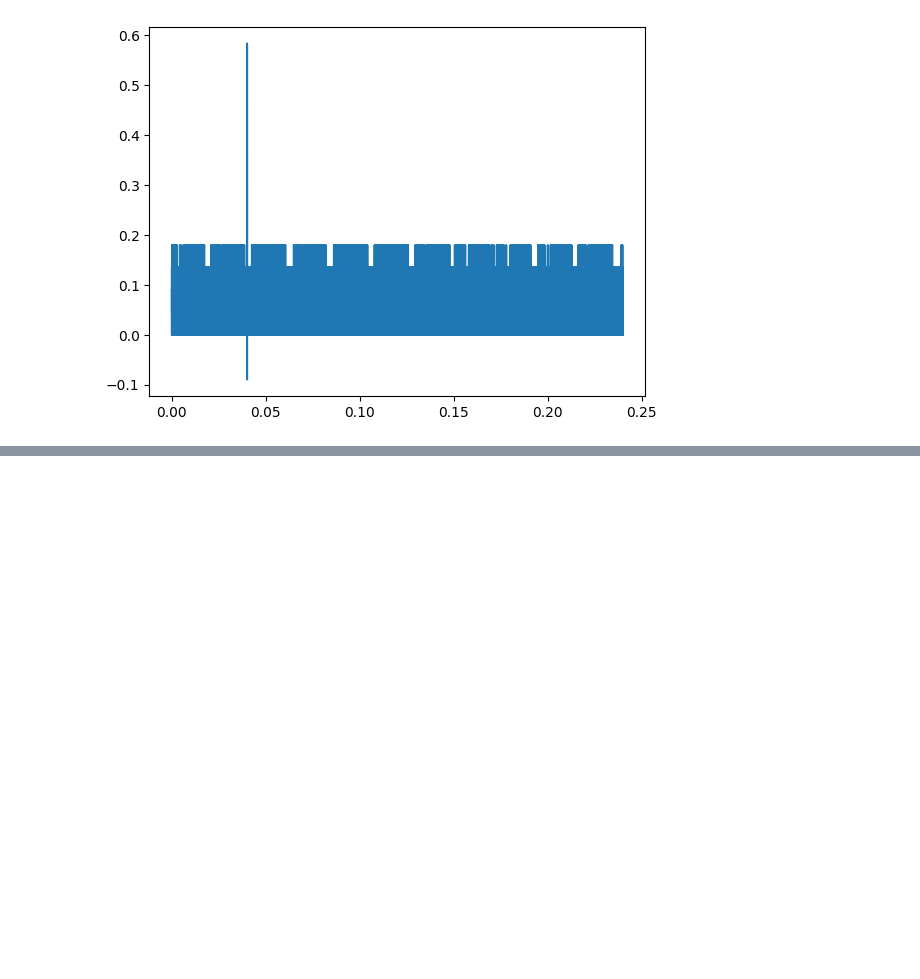
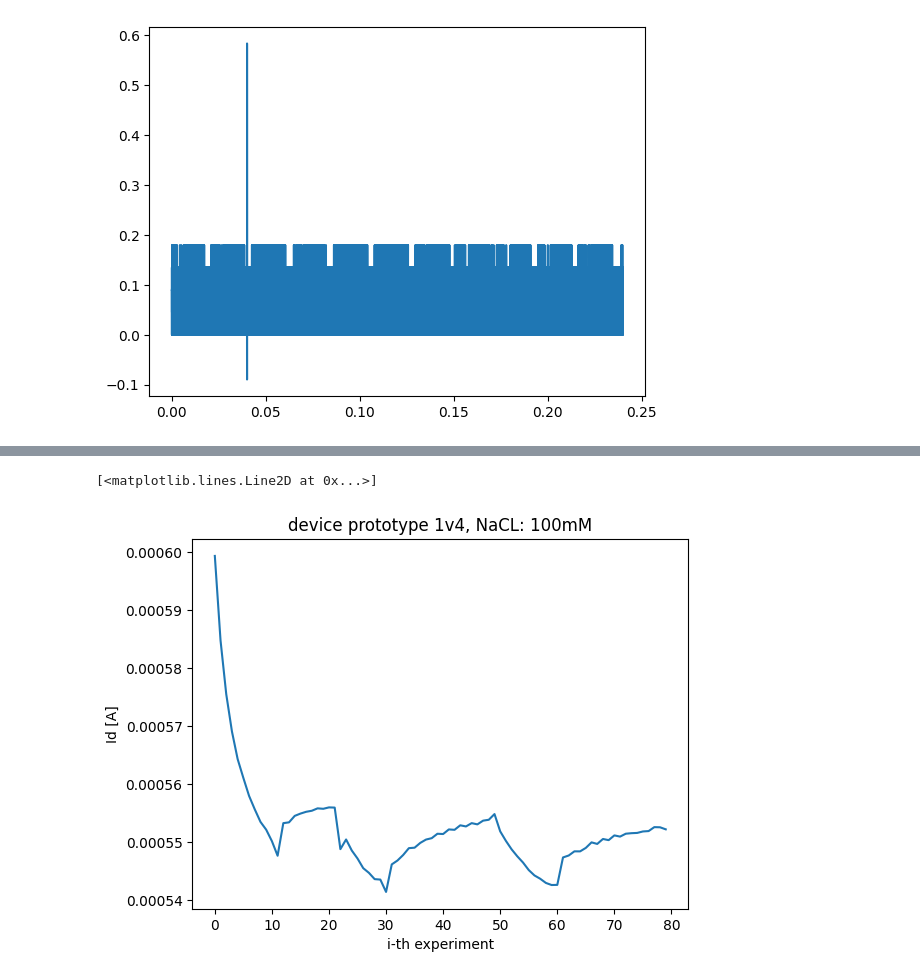
Before and after one commit to LaN-Tran/Code_for_experiments_at_Tue, a Jupyter notebook: codes/plot_exp_data.ipynb, the cells around one changed output, grey strips where cells are left out. Saved outputs shown, nothing was run; the diff lists cells and outputs as text; code cells hidden in the pictures; blank space fills up the shorter version.

```diff
--- a/codes/plot_exp_data.ipynb
+++ b/codes/plot_exp_data.ipynb
@@ -1910,0 +1963,13 @@ plt.plot(t[start:end],v[start:end])
+# %%
+device = pd.read_csv("C:/Users/20245580/LabCode/Codes_For_Experiments/exp_data/20250822/pulse_exp_1_1v4.csv")
+
+device_ich = device['i_channel']
+
+x = np.arange(0, len(device_ich))
+plt.title("device prototype 1v4, NaCL: 100mM")
+plt.xlabel("i-th experiment")
+plt.ylabel("Id [A]")
+plt.plot(x, device_ich)
+# %% [output]
+[<matplotlib.lines.Line2D at 0x...>]
+[figure, added]
```
Also changed, not shown: parts of 6 cells of this notebook, 3 other files.
